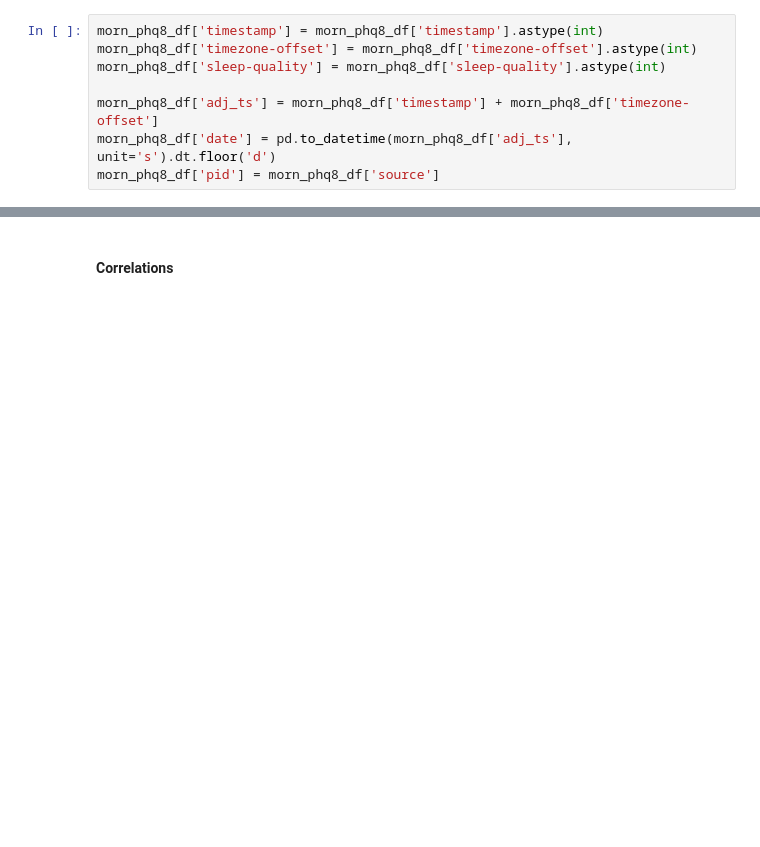
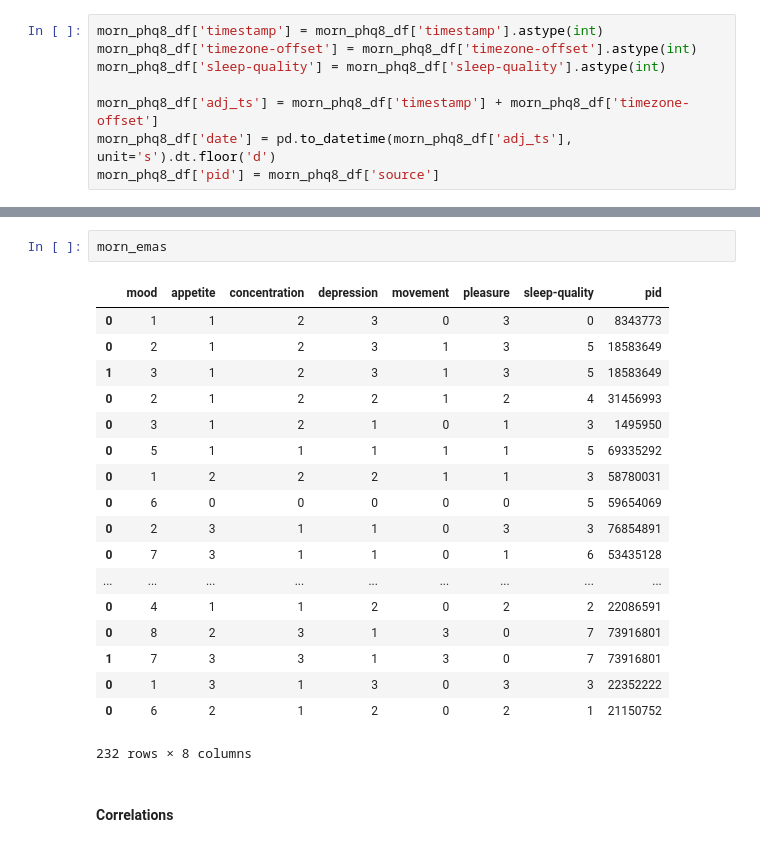
Before and after one commit to tliu526/lifesense, a Jupyter notebook: lifesense_exploration_wave1.ipynb, the cells around one changed output, grey strips where cells are left out. Drawn from its saved outputs; the diff is of its cells as text; blank space fills up the shorter version.

```diff
--- a/lifesense_exploration_wave1.ipynb
+++ b/lifesense_exploration_wave1.ipynb
@@ -565,3 +576,24 @@ See the caveats in the documentation: http://pandas.pydata.org/pandas-docs/stabl
+# %%
+morn_emas
+# %% [output]
+|  | mood | appetite | concentration | depression | movement | pleasure | sleep-quality | pid |
+| 0 | 1 | 1 | 2 | 3 | 0 | 3 | 0 | 8343773 |
+| 0 | 2 | 1 | 2 | 3 | 1 | 3 | 5 | 18583649 |
+| 1 | 3 | 1 | 2 | 3 | 1 | 3 | 5 | 18583649 |
+| 0 | 2 | 1 | 2 | 2 | 1 | 2 | 4 | 31456993 |
+| 0 | 3 | 1 | 2 | 1 | 0 | 1 | 3 | 1495950 |
+| 0 | 5 | 1 | 1 | 1 | 1 | 1 | 5 | 69335292 |
+| 0 | 1 | 2 | 2 | 2 | 1 | 1 | 3 | 58780031 |
+| 0 | 6 | 0 | 0 | 0 | 0 | 0 | 5 | 59654069 |
+| 0 | 2 | 3 | 1 | 1 | 0 | 3 | 3 | 76854891 |
+| 0 | 7 | 3 | 1 | 1 | 0 | 1 | 6 | 53435128 |
+| ... | ... | ... | ... | ... | ... | ... | ... | ... |
+| 0 | 4 | 1 | 1 | 2 | 0 | 2 | 2 | 22086591 |
+| 0 | 8 | 2 | 3 | 1 | 3 | 0 | 7 | 73916801 |
+| 1 | 7 | 3 | 3 | 1 | 3 | 0 | 7 | 73916801 |
+| 0 | 1 | 3 | 1 | 3 | 0 | 3 | 3 | 22352222 |
+| 0 | 6 | 2 | 1 | 2 | 0 | 2 | 1 | 21150752 |
+232 rows × 8 columns
 # %% [markdown]
 #### Correlations
 # %%
```
Also changed, not shown: parts of 7 cells of this notebook.
